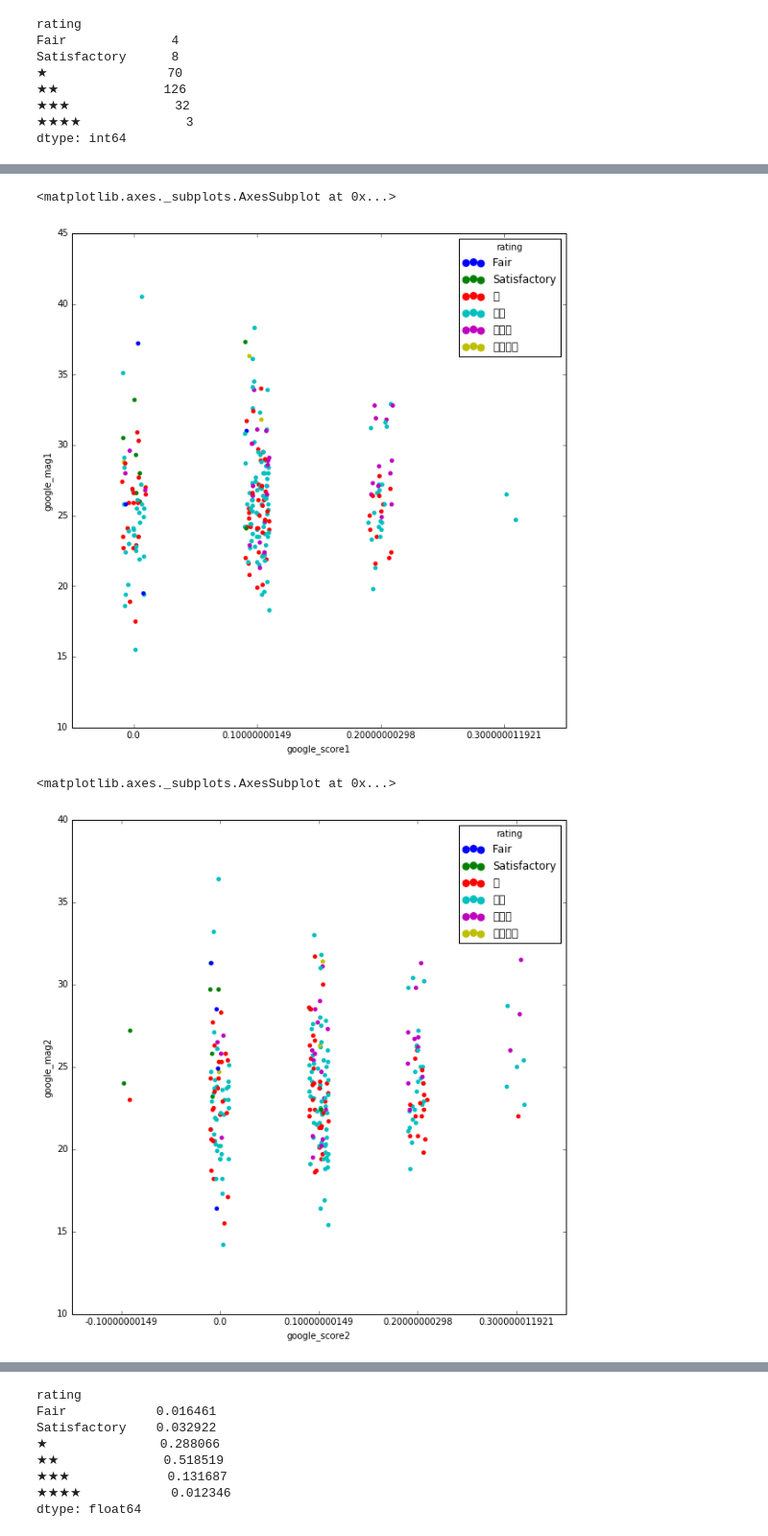
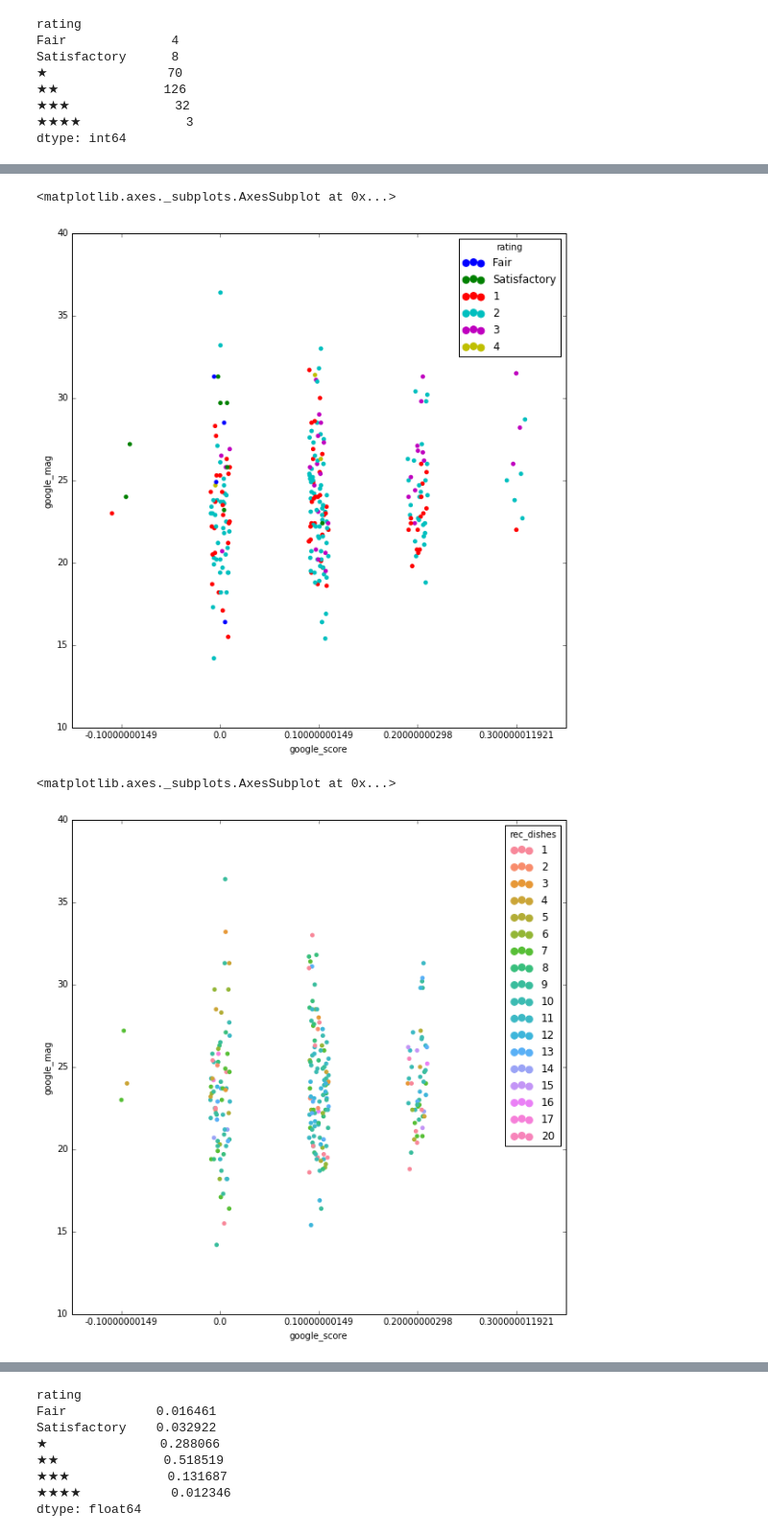
Before and after one commit to josephthurman/nyt-reviews, a Jupyter notebook: model.ipynb, the cells around one changed output, grey strips where cells are left out. Shown at 96% size. Saved outputs shown, nothing was run; the diff lists cells and outputs as text; code cells hidden in the pictures.

Commit message:
Added price category and number of recommended dishes features, added new model with those features included

```diff
--- a/model.ipynb
+++ b/model.ipynb
@@ -45,13 +56,12 @@ sns.scatterplot(x="google_score1", y="google_mag1", data=data,
 # %%
-sns.stripplot(x="google_score1", y="google_mag1", data=data,
-                hue="rating", hue_order = ["Fair", "Satisfactory","★", "★★", "★★★", "★★★★"])
+sns.stripplot(x="google_score", y="google_mag", data=data,
+                hue="rating", hue_order = ["Fair", "Satisfactory","1", "2", "3", "4"])
 # %% [output]
 <matplotlib.axes._subplots.AxesSubplot at 0x...>
-[figure, old version]
+[figure, new version]
 # %%
-sns.stripplot(x="google_score2", y="google_mag2", data=data,
-                hue="rating", hue_order = ["Fair", "Satisfactory","★", "★★", "★★★", "★★★★"])
+sns.stripplot(x="google_score", y="google_mag", hue = "rec_dishes", data=data)
 # %% [output]
 <matplotlib.axes._subplots.AxesSubplot at 0x...>
-[figure, old version]
+[figure, new version]
 # %% [markdown]
```
Also changed, not shown: parts of 23 cells of this notebook, 5 other files.
